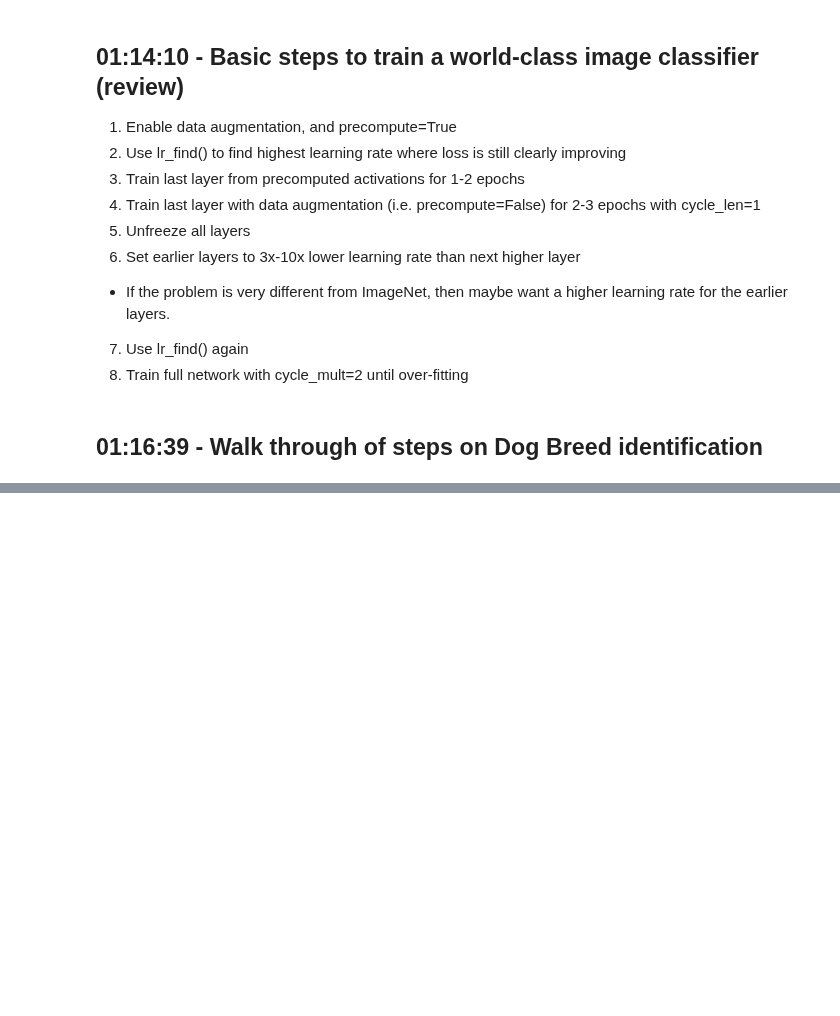
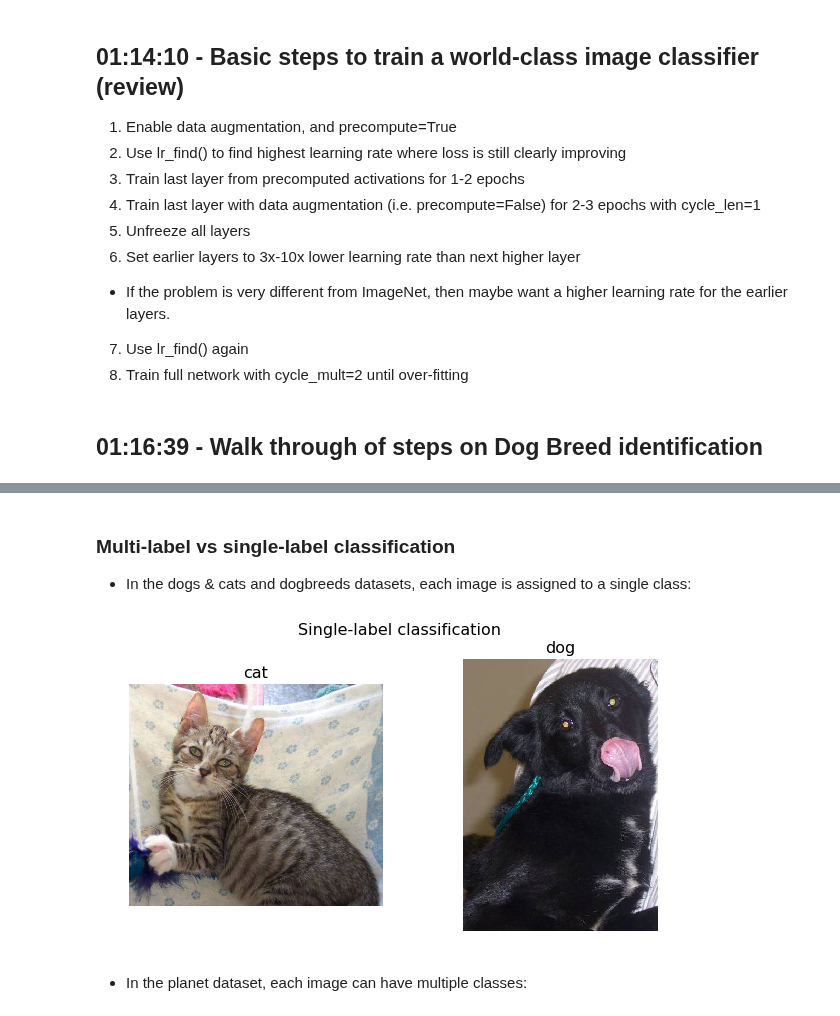
Before and after one commit to lextoumbourou/notes, a Jupyter notebook: moocs/fast.ai/deep-learning-2018/lesson2.ipynb, the cells around one changed output, grey strips where cells are left out. Saved outputs shown, nothing was run; the diff lists cells and outputs as text; code cells hidden in the pictures; blank space fills up the shorter version.

```diff
--- a/moocs/fast.ai/deep-learning-2018/lesson2.ipynb
+++ b/moocs/fast.ai/deep-learning-2018/lesson2.ipynb
@@ -392,0 +800,4 @@ Most incorrect dogs
+# %% [markdown]
+### Multi-label vs single-label classification
+
+* In the dogs & cats and dogbreeds datasets, each image is assigned to a single class:
@@ -392,0 +815,11 @@ Most incorrect dogs
+# %%
+def get_1st(path): return glob(f'{path}/*.*')[0]
+# %%
+dc_path = f'data/dogscats/valid/'
+list_paths = [get_1st(f'{dc_path}cats'), get_1st(f'{dc_path}dogs')]
+# %%
+faplots.plots_from_files(list_paths, titles=['cat', 'dog'], maintitle='Single-label classification')
+# %% [output]
+[figure, added]
+# %% [markdown]
+* In the planet dataset, each image can have multiple classes:
```
Also changed, not shown: parts of 112 cells of this notebook.
